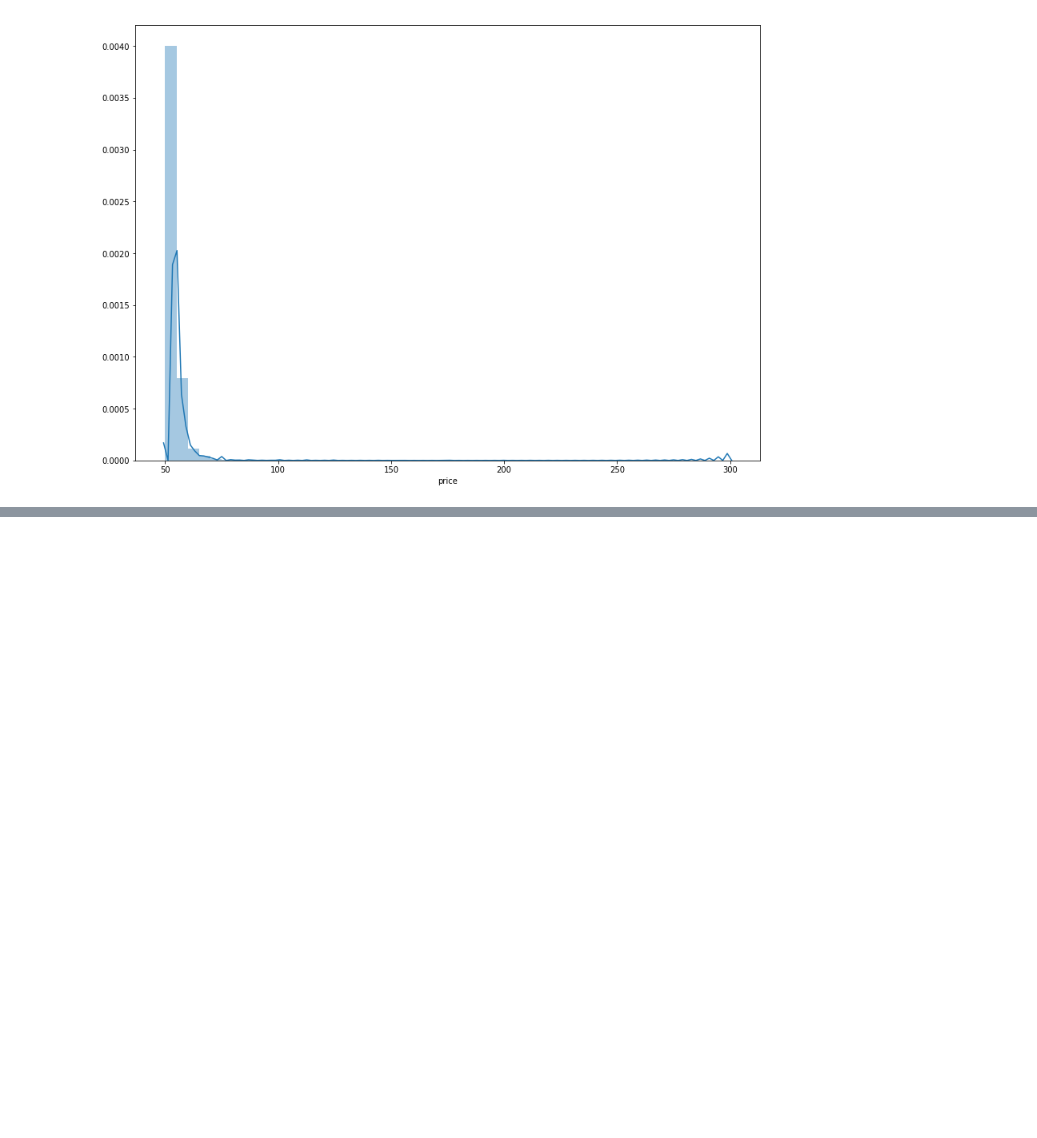
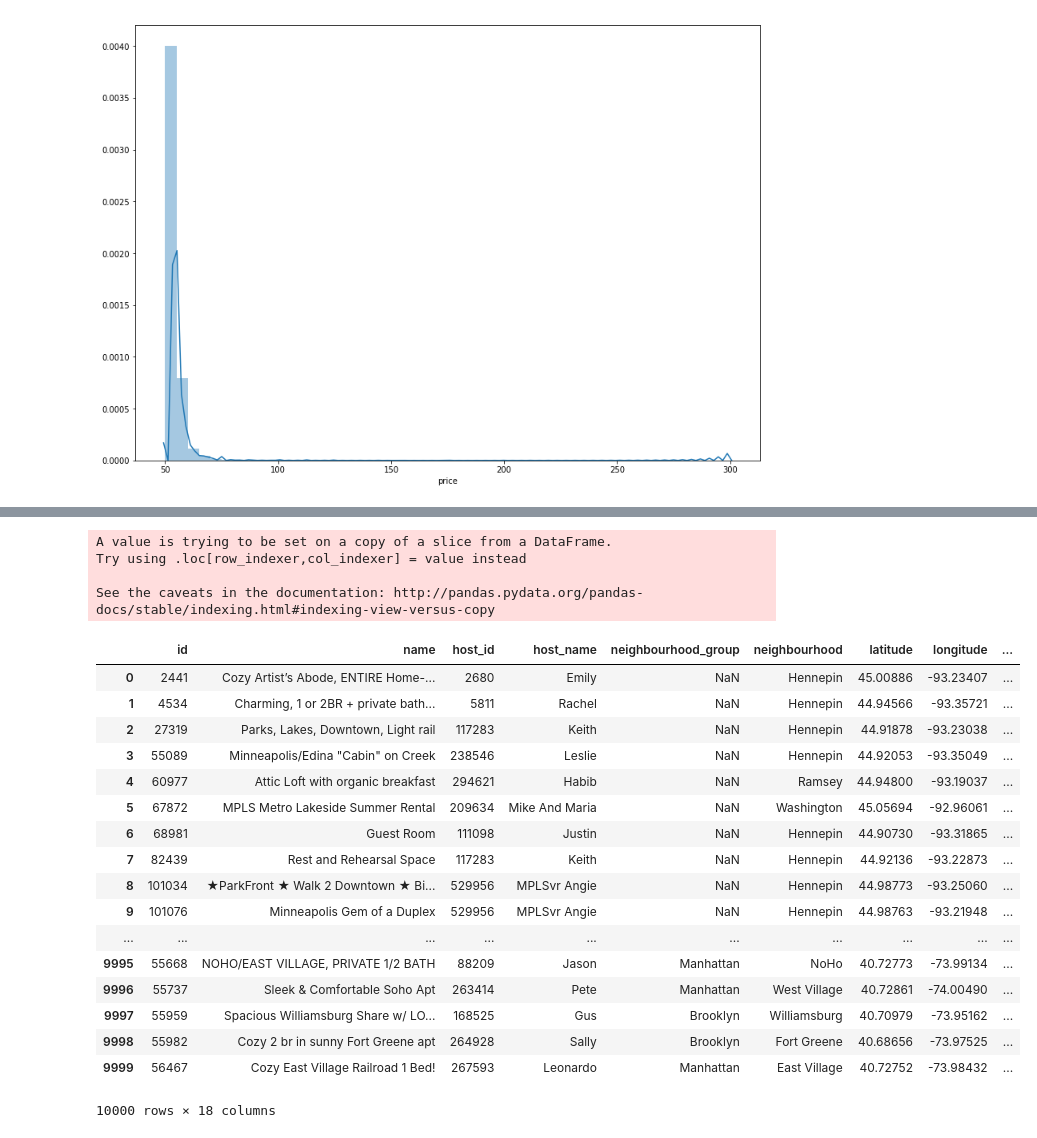
Before and after one commit to Elwing-Chou/MLMCUT, a Jupyter notebook: table.ipynb, the cells around one changed output, grey strips where cells are left out. Cells and saved outputs as stored; diff of their text form; code cells hidden in the pictures; blank space fills up the shorter version.

```diff
--- a/table.ipynb
+++ b/table.ipynb
@@ -128,3 +128,13 @@ g
 # %% [output]
 <matplotlib.axes._subplots.AxesSubplot at 0x...>
 [figure]
+# %%
+!pip install rake-nltk
+# https://github.com/csurfer/rake-nltk
+from rake_nltk import Rake
+# .iloc: ["first row", "second row"]
+s = total_df.iloc[0]["name"]
+
+r = Rake()
+r.extract_keywords_from_text(s)
+r.get_ranked_phrases()
@@ -130,0 +146,35 @@ g
+# %%
+# 整行轉換: apply
+def phrase(s):
+    r = Rake()
+    r.extract_keywords_from_text(s)
+    return str(r.get_ranked_phrases())
+# head: 拿出頭幾列
+# astype: 把整行轉換某個型態
+df10000 = total_df.head(10000)
+df10000["phrases"] = df10000["name"].astype("str").apply(phrase)
+df10000.to_csv("df10000.csv", encoding="utf-8", index=False)
+df10000
+# %% [output]
+A value is trying to be set on a copy of a slice from a DataFrame.
+Try using .loc[row_indexer,col_indexer] = value instead
+
+See the caveats in the documentation: http://pandas.pydata.org/pandas-docs/stable/indexing.html#indexing-view-versus-copy
+|  | id | name | host_id | host_name | neighbourhood_group | neighbourhood | latitude | longitude | ... |
+| 0 | 2441 | Cozy Artist’s Abode, ENTIRE Home-... | 2680 | Emily | NaN | Hennepin | 45.00886 | -93.23407 | ... |
+| 1 | 4534 | Charming, 1 or 2BR + private bath... | 5811 | Rachel | NaN | Hennepin | 44.94566 | -93.35721 | ... |
+| 2 | 27319 | Parks, Lakes, Downtown, Light rail | 117283 | Keith | NaN | Hennepin | 44.91878 | -93.23038 | ... |
+| 3 | 55089 | Minneapolis/Edina "Cabin" on Creek | 238546 | Leslie | NaN | Hennepin | 44.92053 | -93.35049 | ... |
+| 4 | 60977 | Attic Loft with organic breakfast | 294621 | Habib | NaN | Ramsey | 44.94800 | -93.19037 | ... |
+| 5 | 67872 | MPLS Metro Lakeside Summer Rental | 209634 | Mike And Maria | NaN | Washington | 45.05694 | -92.96061 | ... |
+| 6 | 68981 | Guest Room | 111098 | Justin | NaN | Hennepin | 44.90730 | -93.31865 | ... |
+| 7 | 82439 | Rest and Rehearsal Space | 117283 | Keith | NaN | Hennepin | 44.92136 | -93.22873 | ... |
+| 8 | 101034 | ★ParkFront ★ Walk 2 Downtown ★ Bi... | 529956 | MPLSvr Angie | NaN | Hennepin | 44.98773 | -93.25060 | ... |
+| 9 | 101076 | Minneapolis Gem of a Duplex | 529956 | MPLSvr Angie | NaN | Hennepin | 44.98763 | -93.21948 | ... |
+| ... | ... | ... | ... | ... | ... | ... | ... | ... | ... |
+| 9995 | 55668 | NOHO/EAST VILLAGE, PRIVATE 1/2 BATH | 88209 | Jason | Manhattan | NoHo | 40.72773 | -73.99134 | ... |
+| 9996 | 55737 | Sleek & Comfortable Soho Apt | 263414 | Pete | Manhattan | West Village | 40.72861 | -74.00490 | ... |
+| 9997 | 55959 | Spacious Williamsburg Share w/ LO... | 168525 | Gus | Brooklyn | Williamsburg | 40.70979 | -73.95162 | ... |
+| 9998 | 55982 | Cozy 2 br in sunny Fort Greene apt | 264928 | Sally | Brooklyn | Fort Greene | 40.68656 | -73.97525 | ... |
+| 9999 | 56467 | Cozy East Village Railroad 1 Bed! | 267593 | Leonardo | Manhattan | East Village | 40.72752 | -73.98432 | ... |
+10000 rows × 18 columns
```
Also changed, not shown: parts of 1 cell of this notebook.
